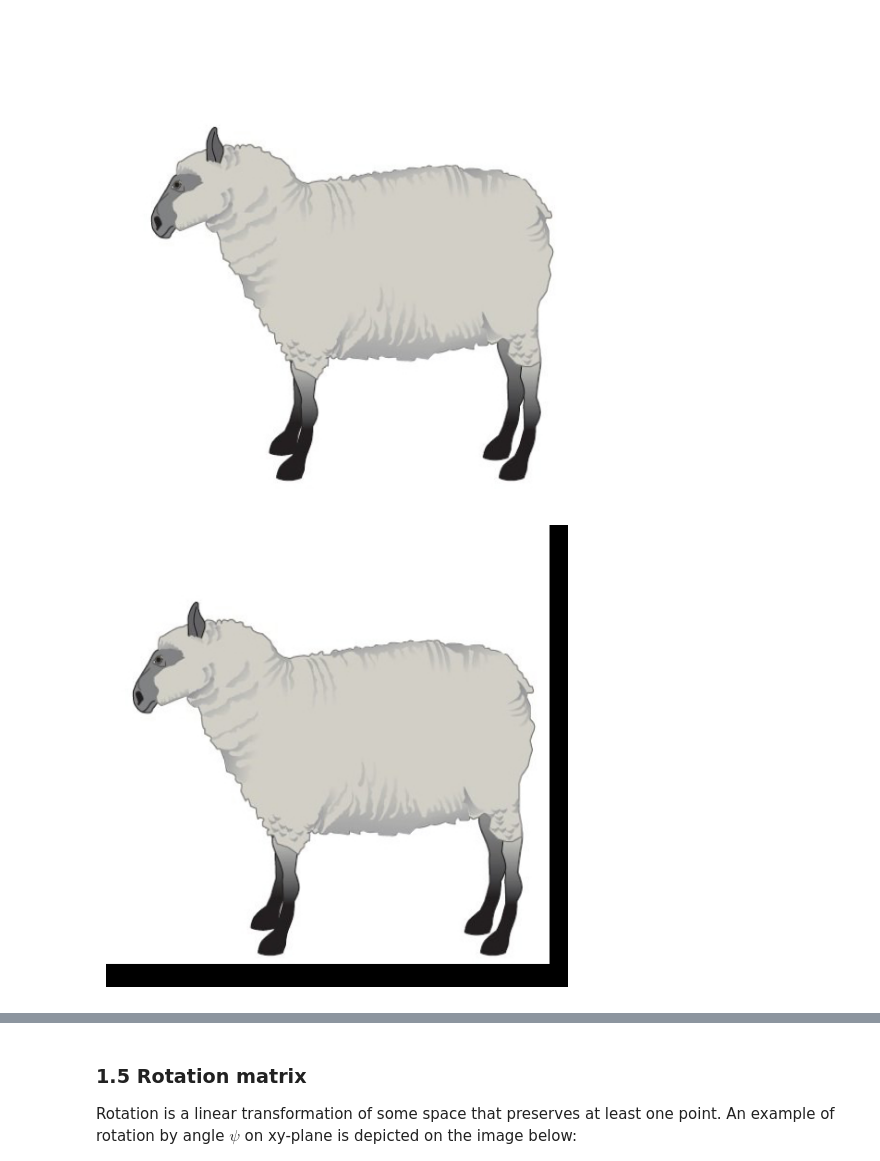
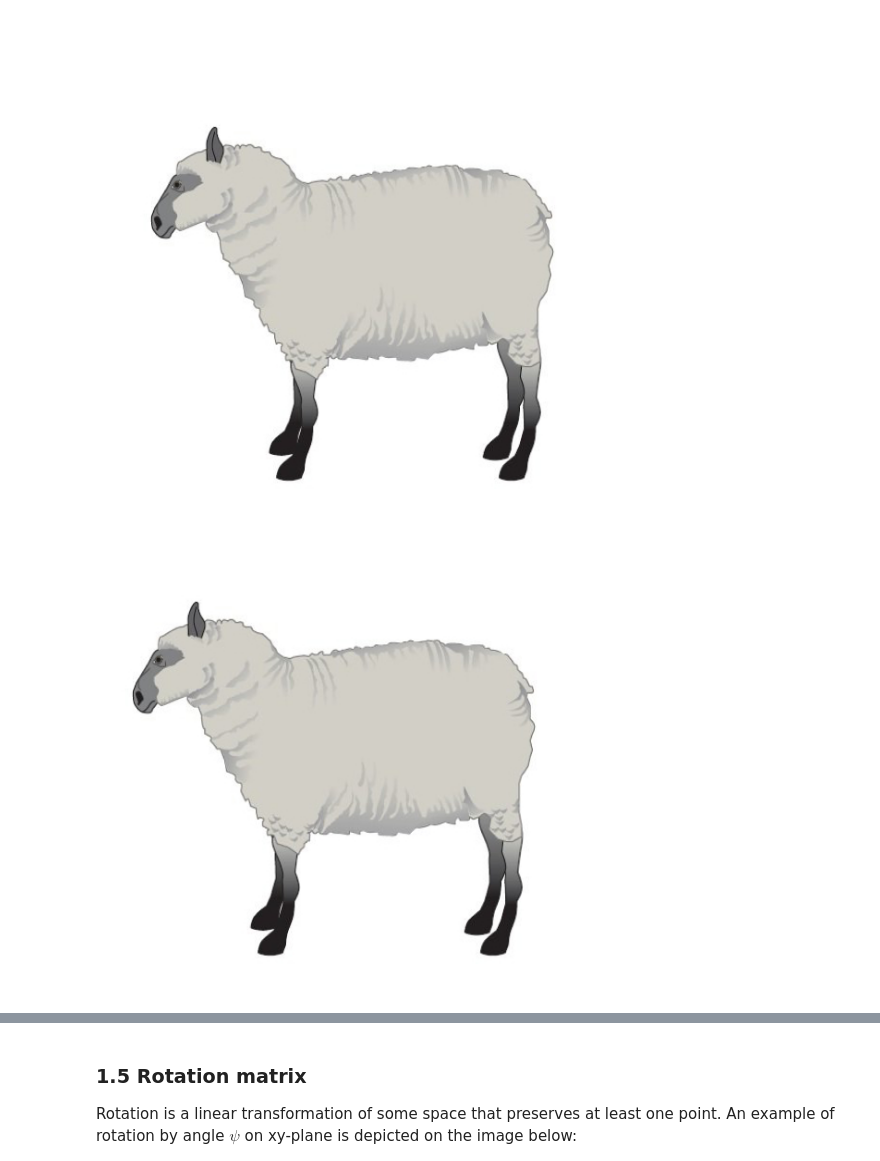
Before and after one commit to Oleksii-Lasiichuk/la_lab_1_transformation_matrices, a Jupyter notebook: LA_Lab_1_template_2026.ipynb, the cells around one changed output, grey strips where cells are left out. Drawn from its saved outputs; the diff is of its cells as text; code cells hidden in the pictures.

```diff
--- a/LA_Lab_1_template_2026.ipynb
+++ b/LA_Lab_1_template_2026.ipynb
@@ -383,10 +556,15 @@ cv2_imshow(translated_img)
 # %%
 ##### YOUR CODE STARTS #####
 M4_inv = get_translation_matrix(-20, -25)
 M4_affine = M4_inv[:2, :]
-restored_img = cv.warpAffine(translated_img, M4_affine, (500, 500),
-                              flags=cv.INTER_LINEAR, borderMode=cv.BORDER_CONSTANT)
+
+restored_img = cv.warpAffine(
+    translated_img, M4_affine, (500, 500),
+    flags=cv.INTER_LINEAR,
+    borderMode=cv.BORDER_CONSTANT,
+    borderValue=(255, 255, 255)
+)
 ##### YOUR CODE ENDS #####
 cv2_imshow(restored_img)
 # %% [output]
-[figure, old version]
+[figure, new version]
```
Also changed, not shown: parts of 37 cells of this notebook.
